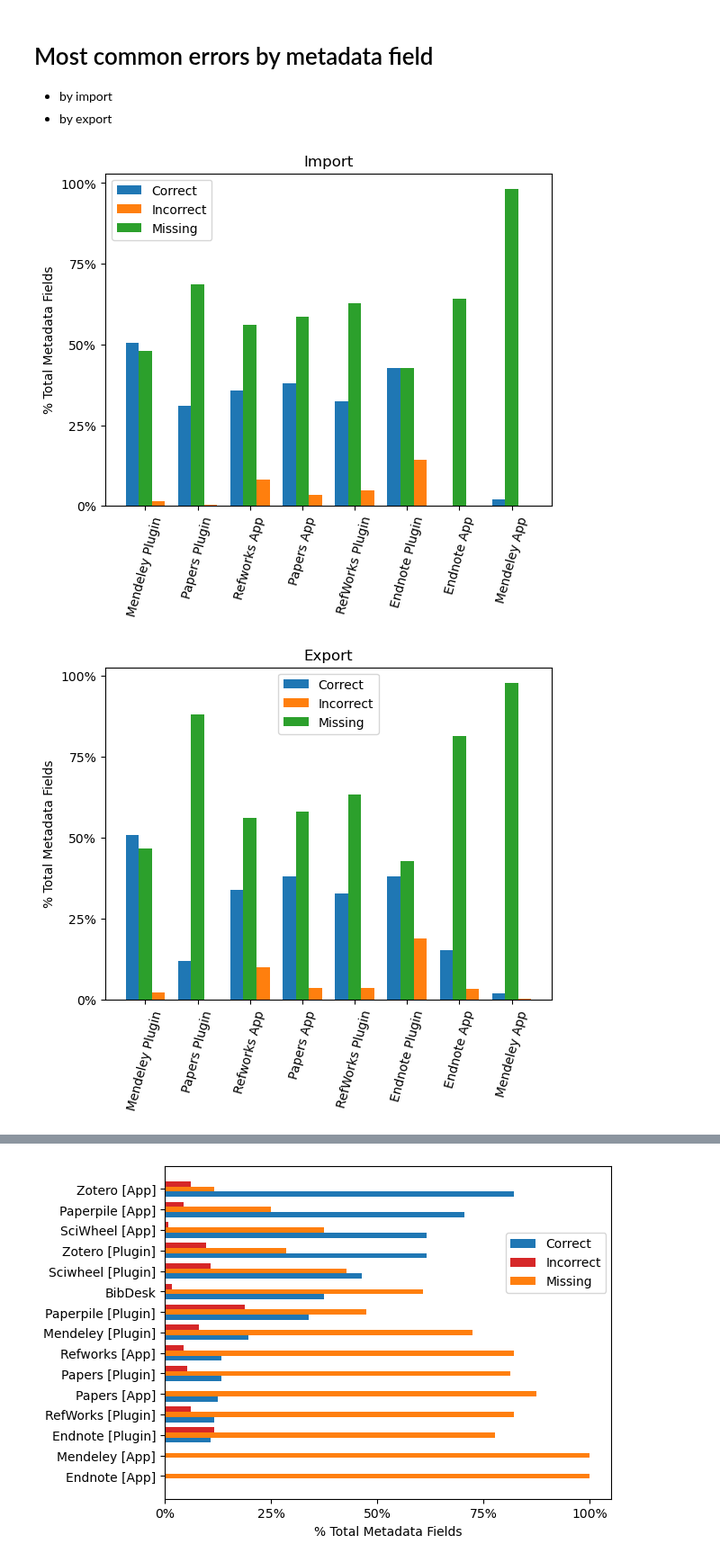
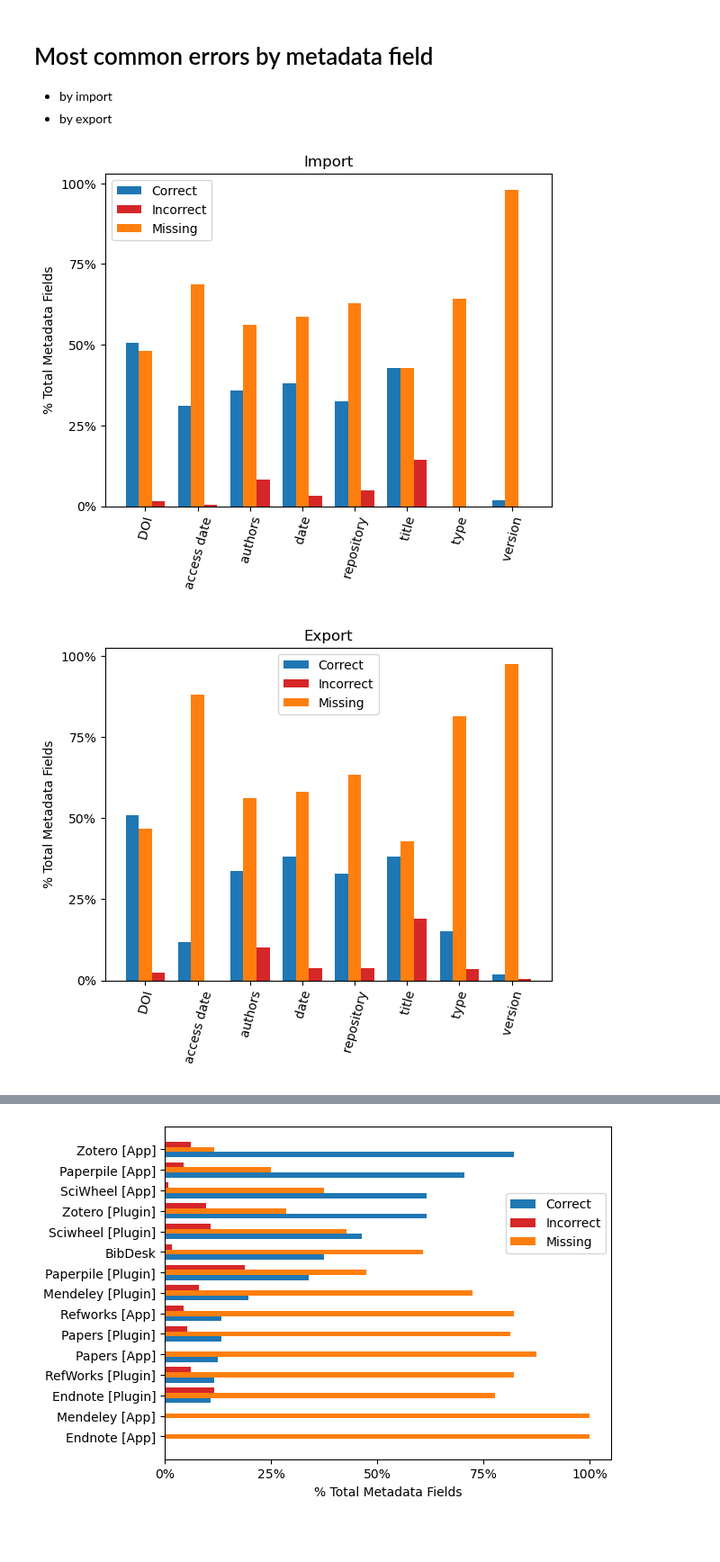
Before and after one commit to kvrouwenvelder/reference-manager-analysis, a Jupyter notebook: reference-manager-citations-ESIP.ipynb, the cells around one changed output, grey strips where cells are left out. Shown at 90% size. Drawn from its saved outputs; the diff is of its cells as text; code cells hidden in the pictures; blank space fills up the shorter version.

```diff
--- a/reference-manager-citations-ESIP.ipynb
+++ b/reference-manager-citations-ESIP.ipynb
@@ -394,6 +413,10 @@ Use import data and sum across sheets - how many '0s'.
 
 Could also break out the 8 metadata fields on a by-repository basis and count across the sheets for a single repository for each field, but this would be pretty challenging to graph
 # %%
+# Filename
+
+filename2 = 'repo-metadata-across-refmans'
+
 # Must exclude crosscite for import
 
 list_of_dfs = (zotero_plugin,zotero_wizard,bib_desk,sciwheel_plugin, sciwheel_wizard,
@@ -431,6 +454,10 @@ ax.set_ylabel('% Total Metadata Fields')
 ax.legend()
 
 plt.show()
+
+# Save CSV
+
+refman_import_sums.to_csv(str(filepath+filename+filename2+'.csv')) # Save CSV of df with graph data
 # %% [output]
 [figure]
 # %%
@@ -480,11 +507,6 @@ list_of_dfs = (zotero_plugin,zotero_wizard,bib_desk,sciwheel_plugin, sciwheel_wi
 
 store_data = sum_across_fields(list_of_dfs)
 
-# store_data_sort = store_data.sort_values(by=['sum_correct'],ascending = False)
-
-
-#print(store_data)
-
 # For both export and import, graph as a stack correct, incorrect, missing for each metadata field
 
 # Common parameters for graphing
@@ -493,40 +515,62 @@ x = np.arange(8) # of metadata fields
 y = len(list_of_dfs)*len(zotero_plugin['Repository']) # total possible correct fields, len list of dfs * 14 repositories
 
 ## Start graphing IMPORT
 fig, ax = plt.subplots()
 
 offset = 0.25
 width = 0.25
-ax.bar(x - offset, (store_data.loc['import-meta-DOI':'import-meta-version']['sum_correct']/y*100), width = width, label = 'Correct')
-ax.bar(x + offset, (store_data.loc['import-meta-DOI':'import-meta-version']['sum_incorrect']/y*100), width = width, label = 'Incorrect')
-ax.bar(x, (store_data.loc['import-meta-DOI':'import-meta-version']['sum_missing']/y*100), width = width, label = 'Missing')
+ax.bar(x - offset, (store_data.loc['import-meta-DOI':'import-meta-version']['sum_correct']/y*100), width = width, label = 'Correct', color = 'tab:blue')
+ax.bar(x + offset, (store_data.loc['import-meta-DOI':'import-meta-version']['sum_incorrect']/y*100), width = width, label = 'Incorrect', color = 'tab:red')
+ax.bar(x, (store_data.loc['import-meta-DOI':'import-meta-version']['sum_missing']/y*100), width = width, label = 'Missing', color = 'tab:orange')
+
+# Get labels and clean them up
+xlabels = store_data[16:24].index #labels will be store_data index DOI thru version. Import is 16:24
+xlabels = xlabels.str.replace('-',' ') # replace hyphen
+xlabels = xlabels.str.replace('import','') #don't include 'import'
+xlabels = xlabels.str.replace('meta','') #don't include 'meta'
+xlabels = xlabels.str.replace('repo','repository')
 
 # set labels and ticks and axes
-ax.set_xticks(x,xlabels[7:15], rotation = 75) # Use xlabels or index
+
+ax.set_xticks(x,xlabels, rotation = 75) # Use xlabels or index
 ax.set_yticks([0,(y/y)/4*100,(y/y)/2*100,3*(y/y)/4*100,y/y*100],ylabels)
 ax.set_ylabel('% Total Metadata Fields')
 ax.legend()
 plt.title('Import')
 
 plt.show()
 
 ## Start graphing EXPORT
 fig, ax = plt.subplots()
 
 offset = 0.25
 width = 0.25
-ax.bar(x - offset, (store_data.loc['export-meta-DOI':'export-meta-version']['sum_correct']/y*100), width = width, label = 'Correct')
-ax.bar(x + offset, (store_data.loc['export-meta-DOI':'export-meta-version']['sum_incorrect']/y*100), width = width, label = 'Incorrect')
-ax.bar(x, (store_data.loc['export-meta-DOI':'export-meta-version']['sum_missing']/y*100), width = width, label = 'Missing')
+ax.bar(x - offset, (store_data.loc['export-meta-DOI':'export-meta-version']['sum_correct']/y*100), width = width, label = 'Correct', color = 'tab:blue')
+ax.bar(x + offset, (store_data.loc['export-meta-DOI':'export-meta-version']['sum_incorrect']/y*100), width = width, label = 'Incorrect', color = 'tab:red')
+ax.bar(x, (store_data.loc['export-meta-DOI':'export-meta-version']['sum_missing']/y*100), width = width, label = 'Missing', color = 'tab:orange')
+
+# Get labels and clean them up
+xlabels = store_data[7:15].index #labels will be store_data index DOI thru version. Export is 7:15
+xlabels = xlabels.str.replace('-',' ') # replace hyphen
+xlabels = xlabels.str.replace('export','') #don't include 'import'
+xlabels = xlabels.str.replace('meta','') #don't include 'meta'
+xlabels = xlabels.str.replace('repo','repository')
+
 
 # set labels and ticks and axes
-ax.set_xticks(x,xlabels[7:15], rotation = 75) # Use xlabels or index
+ax.set_xticks(x,xlabels, rotation = 75) # Use xlabels or index
 ax.set_yticks([0,(y/y)/4*100,(y/y)/2*100,3*(y/y)/4*100,y/y*100],ylabels)
 ax.set_ylabel('% Total Metadata Fields')
 ax.legend()
 plt.title('Export')
 
 plt.show()
+
+# Save CSV
+
+# Save for import
+
+store_data.loc['import-meta-DOI':'import-meta-version'].to_csv(str(filepath+filename+filename2+'.csv')) # Save CSV of df with graph data
 # %% [output]
-[figure, old version]
+[figure, new version]
-[figure, old version]
+[figure, new version]
```
Also changed, not shown: parts of 13 cells of this notebook.
